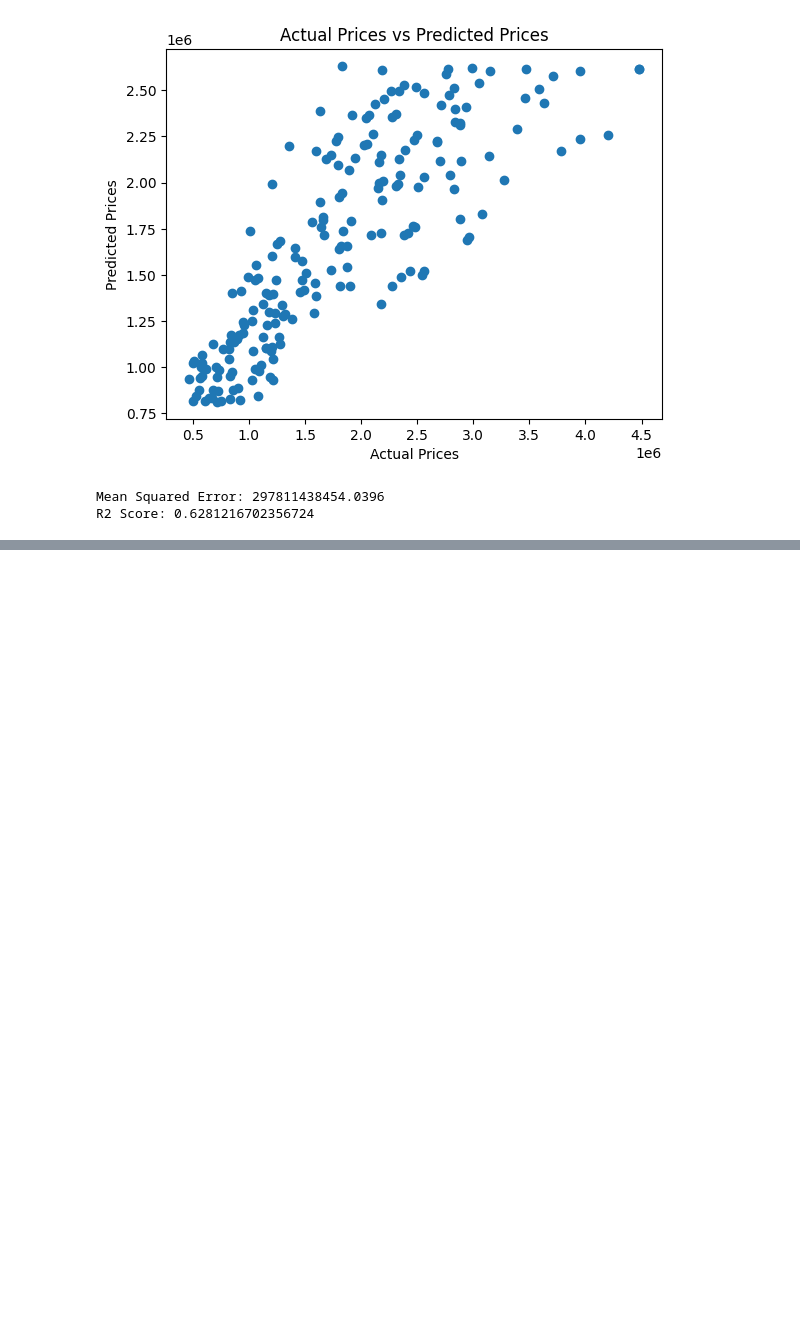
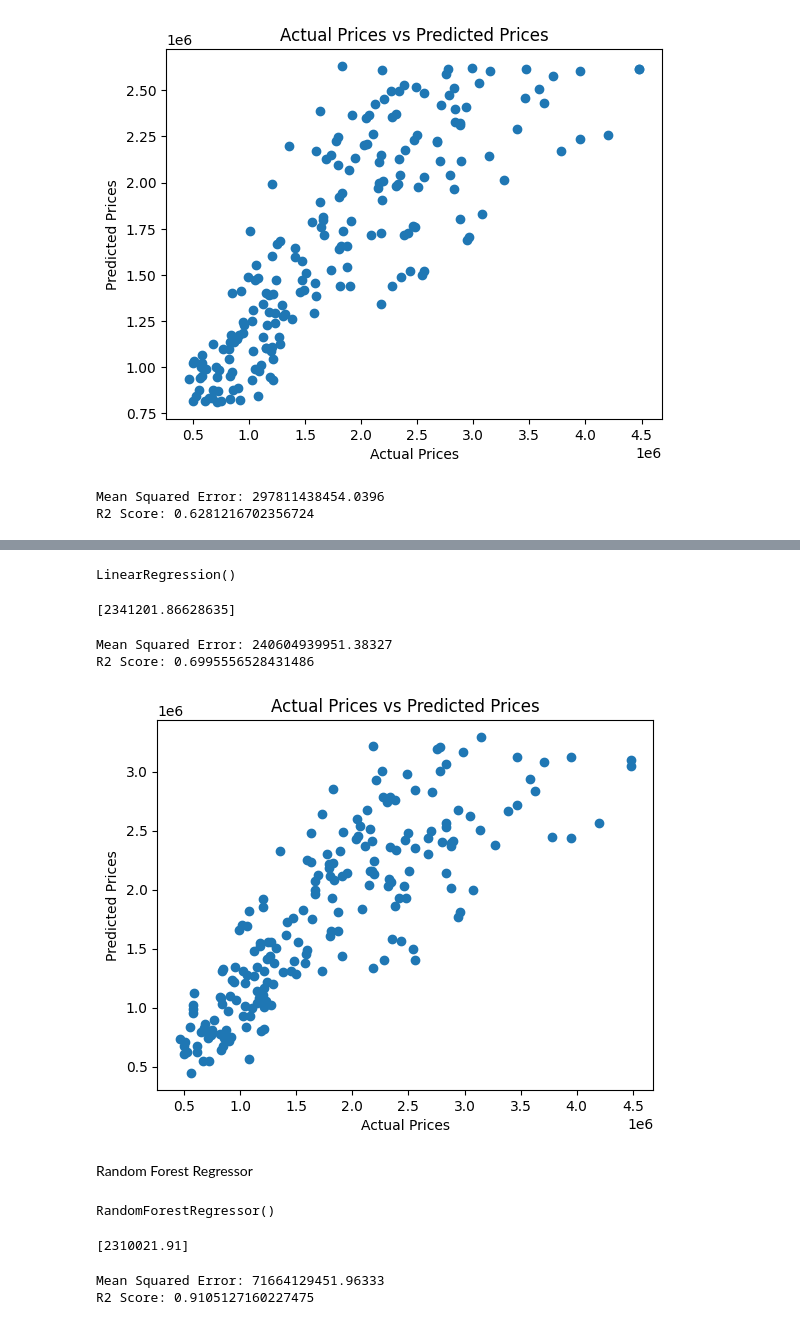
Before and after one commit to animesh7780/Python, a Jupyter notebook: Machine Learning/Projects/London House Prediction/model.ipynb, the cells around one changed output, grey strips where cells are left out. Cells and saved outputs as stored; diff of their text form; code cells hidden in the pictures; blank space fills up the shorter version.

```diff
--- a/Machine Learning/Projects/London House Prediction/model.ipynb
+++ b/Machine Learning/Projects/London House Prediction/model.ipynb
@@ -90,0 +95,31 @@ R2 Score: 0.6281216702356724
+# %%
+model1 = LinearRegression()
+# %%
+model1.fit(x_train, y_train)
+# %% [output]
+LinearRegression()
+# %%
+y_pred1 = model1.predict(x_test)
+# %%
+custom_data = np.array([[6,2,3,179,72,0,0,3,2,1,0,0,0,0,0]])
+print(model1.predict(custom_data))
+# %% [output]
+[2341201.86628635]
+# %%
+mse = mean_squared_error(y_test, y_pred1)
+print('Mean Squared Error:', mse)
+R2_score = r2_score(y_test, y_pred1)
+print('R2 Score:', R2_score)
+# %% [output]
+Mean Squared Error: 240604939951.38327
+R2 Score: 0.6995556528431486
+# %%
+plt.scatter(y_test, y_pred1)
+plt.xlabel('Actual Prices')
+plt.ylabel('Predicted Prices')
+plt.title('Actual Prices vs Predicted Prices')
+plt.show()
+# %% [output]
+[figure, added]
+# %% [markdown]
+Random Forest Regressor
@@ -90,0 +130,4 @@ R2 Score: 0.6281216702356724
+# %%
+model2.fit(x_train, y_train)
+# %% [output]
+RandomForestRegressor()
@@ -90,0 +136,13 @@ R2 Score: 0.6281216702356724
+# %%
+custom_data = np.array([[6,2,3,179,72,0,0,3,2,1,0,0,0,0,0]])
+print(model2.predict(custom_data))
+# %% [output]
+[2310021.91]
+# %%
+mse = mean_squared_error(y_test, y_pred2)
+print('Mean Squared Error:', mse)
+R2_score = r2_score(y_test, y_pred2)
+print('R2 Score:', R2_score)
+# %% [output]
+Mean Squared Error: 71664129451.96333
+R2 Score: 0.9105127160227475
```
Also changed, not shown: parts of 15 cells of this notebook.
